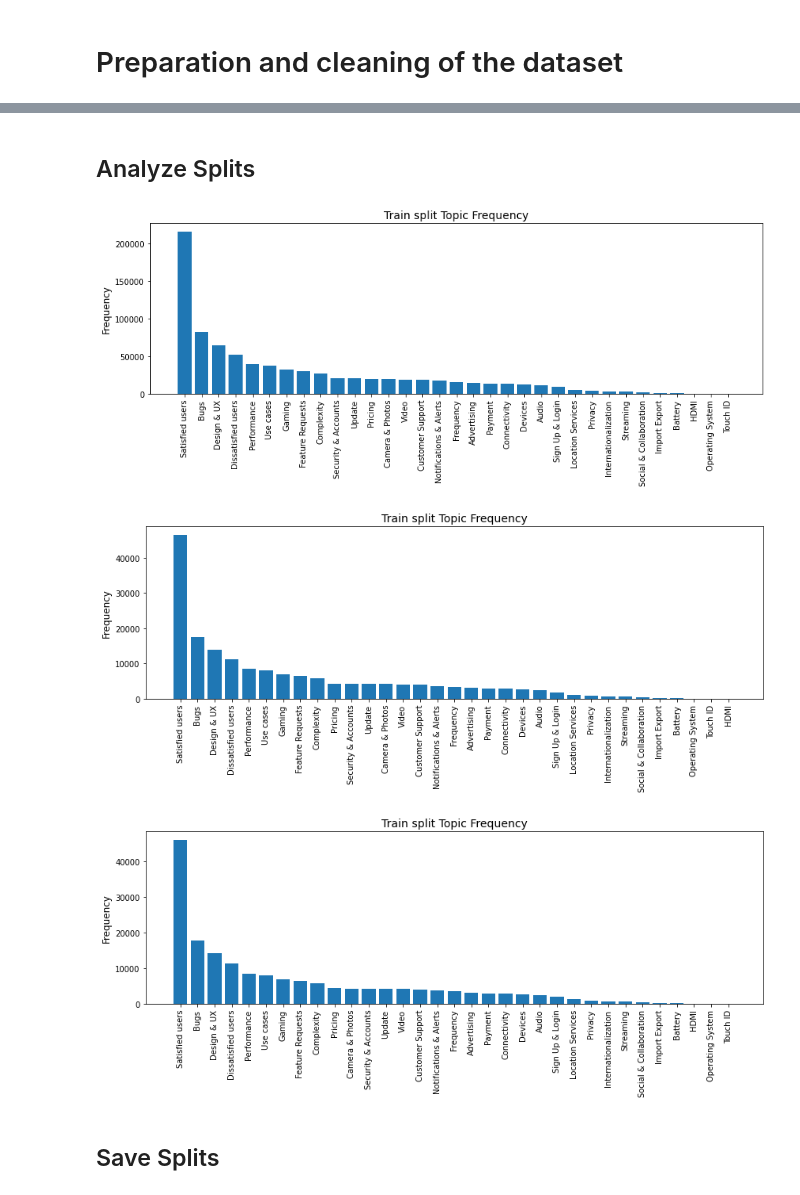
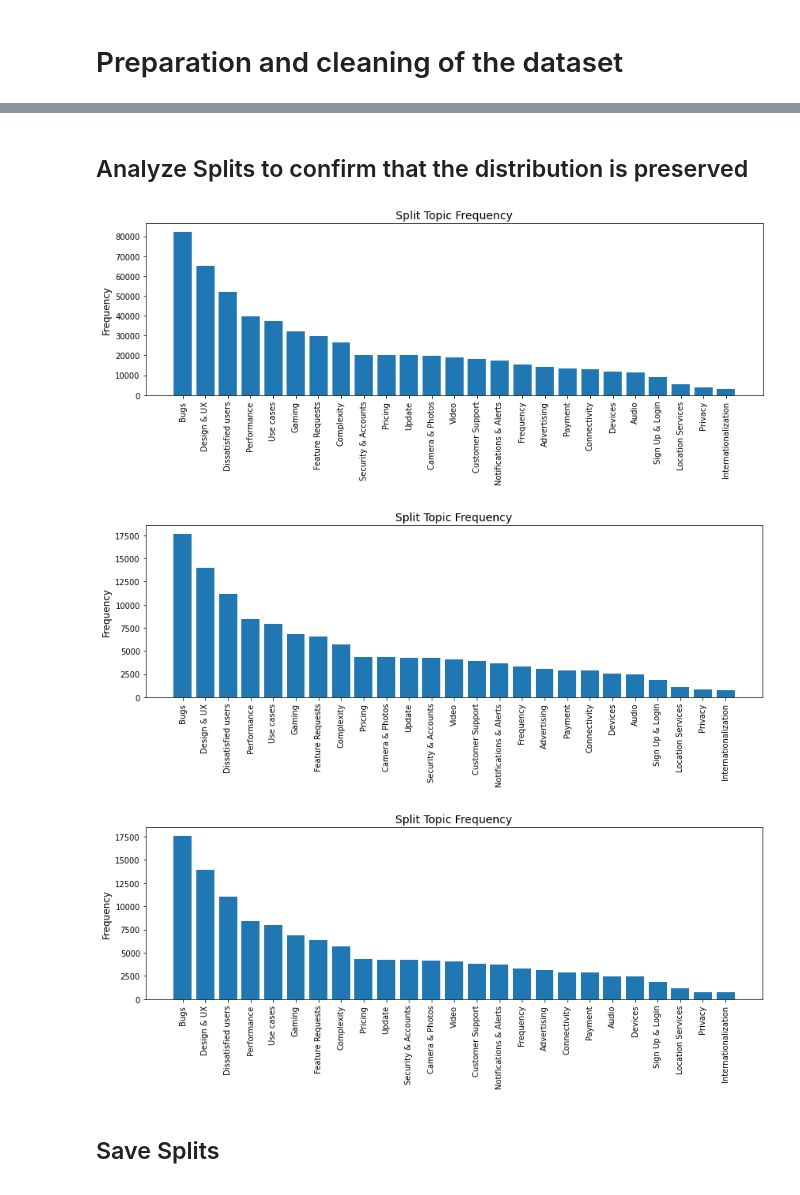
Before and after one commit to prestrepoh/NLP-techniques-for-topic-extraction, a Jupyter notebook: notebooks/data_preparation_and_exploration/data-preparation.ipynb, the cells around one changed output, grey strips where cells are left out. Drawn from its saved outputs; the diff is of its cells as text; code cells hidden in the pictures.

Commit message:
finished data preparation script

```diff
--- a/notebooks/data_preparation_and_exploration/data-preparation.ipynb
+++ b/notebooks/data_preparation_and_exploration/data-preparation.ipynb
@@ -1,20 +1,27 @@
 # %% [markdown]
 # Preparation and cleaning of the dataset
 # %%
-#Mount Drive if running in Colab
+#Mount Drive and install dependencies if running in Colab
 from sys import path
 import os
+import sys
 
 if 'google.colab' in str(get_ipython()):
   from google.colab import drive
 
   root_PATH = '/content/drive/My Drive/nlp-seminar/repository'
   drive_mount_location = '/content/drive'
+  module_path = root_PATH + '/src'
 
   drive.mount(drive_mount_location, force_remount=True)
   path.append(root_PATH)
+
 else:
-  root_PATH = os.path.abspath("../..")
+  root_PATH = os.path.abspath("../../")
+  module_path = os.path.abspath(os.path.join('../../src'))
 
 %load_ext autoreload
 %autoreload 2
+
+if module_path not in sys.path:
+    sys.path.append(module_path)
@@ -21 +36,6 @@ else:
+# %%
+#Configuration variables
+
+#Remove topics with less than this number of samples
+underrepresented_threshold = 4000
 # %% [markdown]
@@ -31,10 +67,5 @@ import matplotlib.pyplot as plt
-# %%
-data_df = pd.read_csv(root_PATH + '/data/data.csv')
-
-#Convert the topics into a list
-data_df["Topic"] = data_df["Topic"].apply(eval)
 # %%
 train_df, rest_df = train_test_split(data_df, test_size=0.3,shuffle = True)
 validation_df,test_df = train_test_split(rest_df,test_size=0.5,shuffle = True)
 # %% [markdown]
-## Analyze Splits
+## Analyze Splits to confirm that the distribution is preserved
@@ -49,20 +72,29 @@ test_topic_counts = list_to_series(test_df["Topic"]).value_counts()
+# %%
+train_topic_counts = DataProcessor.get_column_indexes(train_df["topic"])
+train_topic_counts = train_topic_counts[train_topic_counts.index.isin(remaining_topics)]
+
+validation_topic_counts = DataProcessor.get_column_indexes(validation_df["topic"])
+validation_topic_counts = validation_topic_counts[validation_topic_counts.index.isin(remaining_topics)]
+
+test_topic_counts = DataProcessor.get_column_indexes(test_df["topic"])
+test_topic_counts = test_topic_counts[test_topic_counts.index.isin(remaining_topics)]
 # %%
-def plot_topics(dataframe):
+def plot_topics(topic_counts):
     fig, ax = plt.subplots(figsize = (14,4))
-    ax.bar(list_to_series(dataframe["Topic"]).value_counts().index,
-            list_to_series(dataframe["Topic"]).value_counts().values)
+    ax.bar(topic_counts.index,
+            topic_counts.values)
     ax.set_ylabel("Frequency", size = 12)
-    ax.set_title("Train split Topic Frequency", size = 14)
+    ax.set_title("Split Topic Frequency", size = 14)
     for tick in ax.get_xticklabels():
         tick.set_rotation(90)
 
-plot_topics(train_df)
-plot_topics(validation_df)
-plot_topics(test_df)
+plot_topics(train_topic_counts)
+plot_topics(validation_topic_counts)
+plot_topics(test_topic_counts)
 # %% [output]
-[figure, old version]
+[figure, new version]
-[figure, old version]
+[figure, new version]
-[figure, old version]
+[figure, new version]
 # %% [markdown]
 ## Save Splits
 # %%
```
Also changed, not shown: parts of 8 cells of this notebook, 1 other file.
